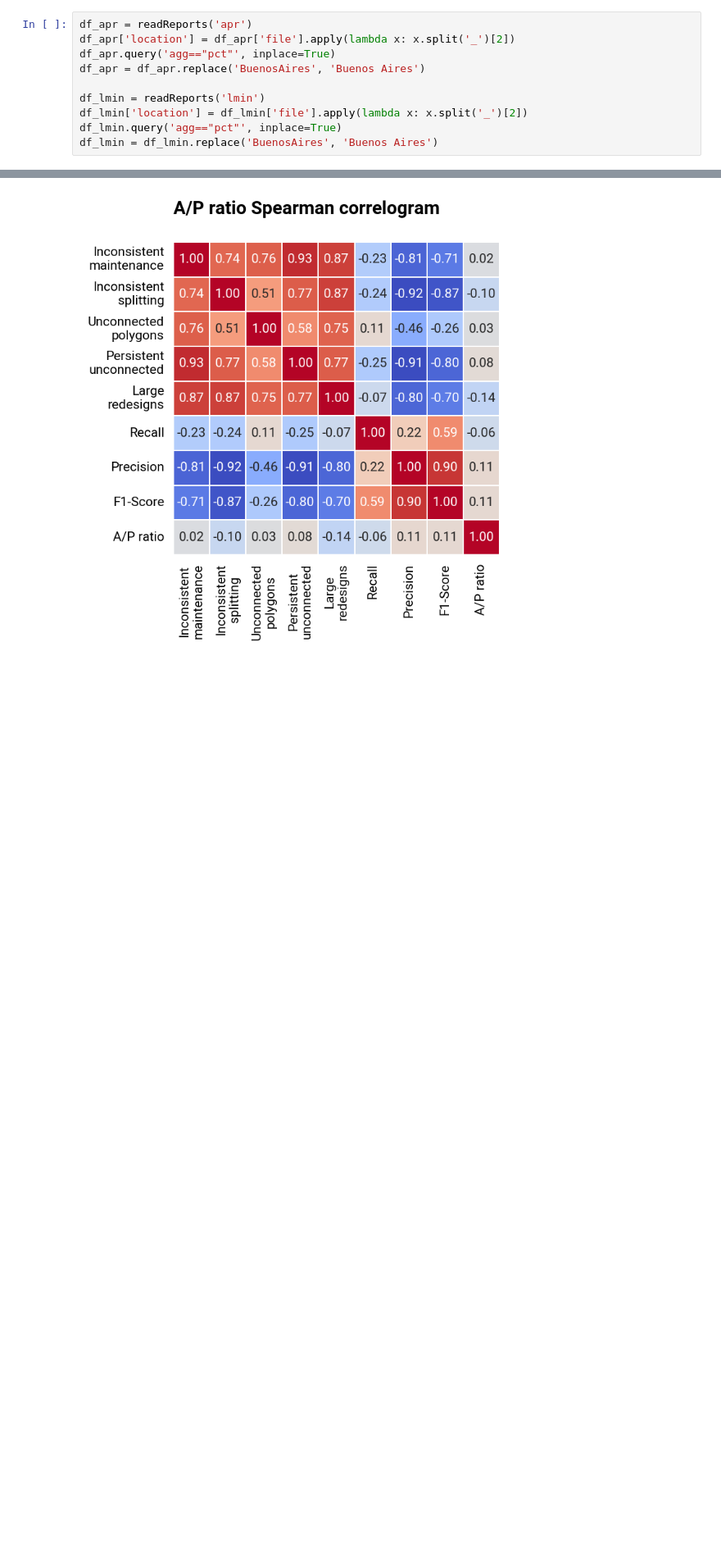
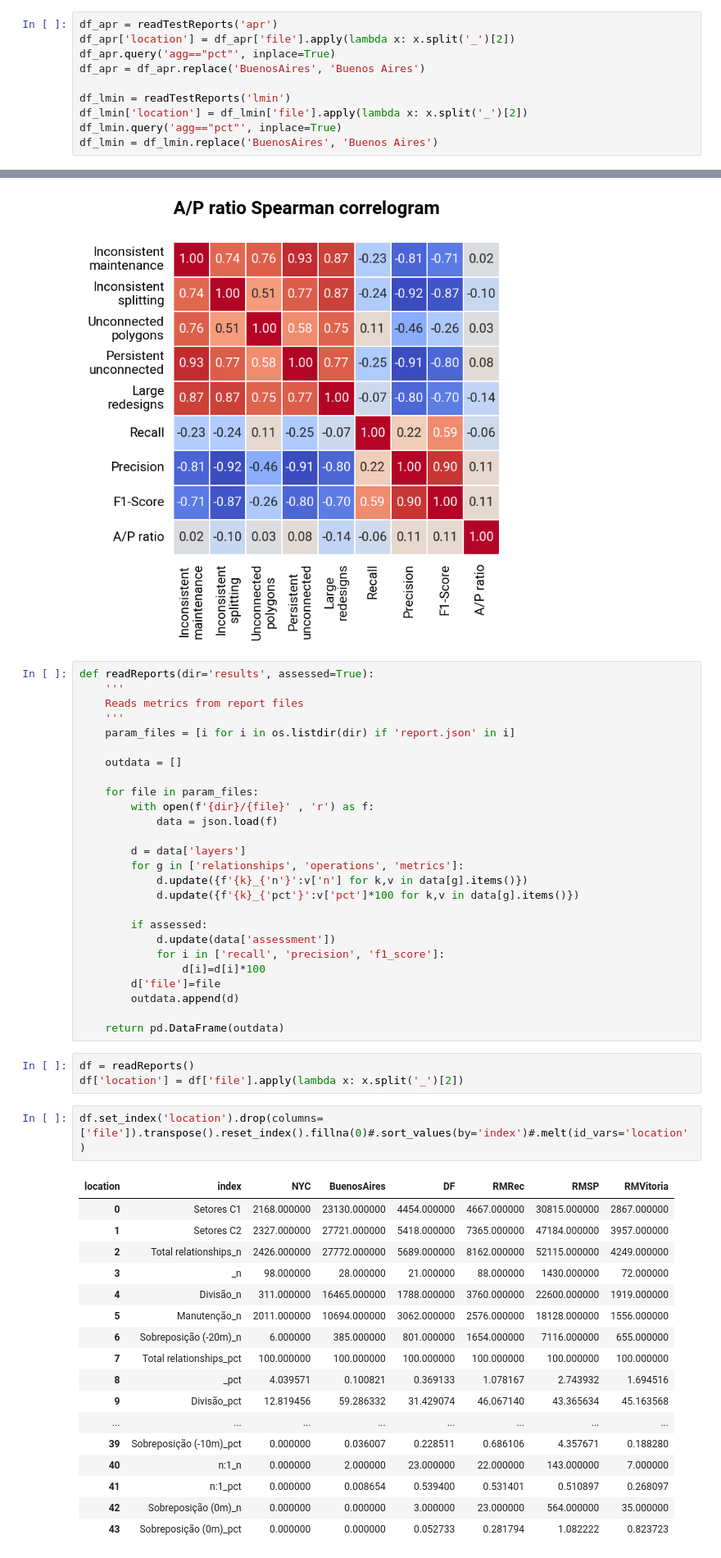
Before and after one commit to peredrozende/compat_censos, a Jupyter notebook: assessment_plots.ipynb, the cells around one changed output, grey strips where cells are left out. Shown at 82% size. Drawn from its saved outputs; the diff is of its cells as text; blank space fills up the shorter version.

```diff
--- a/assessment_plots.ipynb
+++ b/assessment_plots.ipynb
@@ -8,12 +8,12 @@ params = {'mathtext.default': 'regular' , 'font.family':'Roboto'}
 plt.rcParams.update(params)
 import seaborn as sns
 # %%
-df_apr = readReports('apr')
+df_apr = readTestReports('apr')
 df_apr['location'] = df_apr['file'].apply(lambda x: x.split('_')[2])
 df_apr.query('agg=="pct"', inplace=True)
 df_apr = df_apr.replace('BuenosAires', 'Buenos Aires')
 
-df_lmin = readReports('lmin')
+df_lmin = readTestReports('lmin')
 df_lmin['location'] = df_lmin['file'].apply(lambda x: x.split('_')[2])
 df_lmin.query('agg=="pct"', inplace=True)
 df_lmin = df_lmin.replace('BuenosAires', 'Buenos Aires')
@@ -139,3 +135,52 @@ plt.savefig(f'docs/corr-spearman_apr.png', bbox_inches='tight')
 plt.show()
 # %% [output]
 [figure]
+# %%
+def readReports(dir='results', assessed=True):
+    '''
+    Reads metrics from report files
+    '''
+    param_files = [i for i in os.listdir(dir) if 'report.json' in i]
+
+    outdata = []
+
+    for file in param_files:
+        with open(f'{dir}/{file}' , 'r') as f:
+            data = json.load(f)
+
+        d = data['layers']
+        for g in ['relationships', 'operations', 'metrics']:
+            d.update({f'{k}_{'n'}':v['n'] for k,v in data[g].items()})
+            d.update({f'{k}_{'pct'}':v['pct']*100 for k,v in data[g].items()})
+
+        if assessed:
+            d.update(data['assessment'])
+            for i in ['recall', 'precision', 'f1_score']:
+                d[i]=d[i]*100
+        d['file']=file
+        outdata.append(d)
+
+    return pd.DataFrame(outdata)
+# %%
+df = readReports()
+df['location'] = df['file'].apply(lambda x: x.split('_')[2])
+# %%
+df.set_index('location').drop(columns=['file']).transpose().reset_index().fillna(0)#.sort_values(by='index')#.melt(id_vars='location')
+# %% [output]
+| location | index | NYC | BuenosAires | DF | RMRec | RMSP | RMVitoria |
+| 0 | Setores C1 | 2168.000000 | 23130.000000 | 4454.000000 | 4667.000000 | 30815.000000 | 2867.000000 |
+| 1 | Setores C2 | 2327.000000 | 27721.000000 | 5418.000000 | 7365.000000 | 47184.000000 | 3957.000000 |
+| 2 | Total relationships_n | 2426.000000 | 27772.000000 | 5689.000000 | 8162.000000 | 52115.000000 | 4249.000000 |
+| 3 | _n | 98.000000 | 28.000000 | 21.000000 | 88.000000 | 1430.000000 | 72.000000 |
+| 4 | Divisão_n | 311.000000 | 16465.000000 | 1788.000000 | 3760.000000 | 22600.000000 | 1919.000000 |
+| 5 | Manutenção_n | 2011.000000 | 10694.000000 | 3062.000000 | 2576.000000 | 18128.000000 | 1556.000000 |
+| 6 | Sobreposição (-20m)_n | 6.000000 | 385.000000 | 801.000000 | 1654.000000 | 7116.000000 | 655.000000 |
+| 7 | Total relationships_pct | 100.000000 | 100.000000 | 100.000000 | 100.000000 | 100.000000 | 100.000000 |
+| 8 | _pct | 4.039571 | 0.100821 | 0.369133 | 1.078167 | 2.743932 | 1.694516 |
+| 9 | Divisão_pct | 12.819456 | 59.286332 | 31.429074 | 46.067140 | 43.365634 | 45.163568 |
+| ... | ... | ... | ... | ... | ... | ... | ... |
+| 39 | Sobreposição (-10m)_pct | 0.000000 | 0.036007 | 0.228511 | 0.686106 | 4.357671 | 0.188280 |
+| 40 | n:1_n | 0.000000 | 2.000000 | 23.000000 | 22.000000 | 143.000000 | 7.000000 |
+| 41 | n:1_pct | 0.000000 | 0.008654 | 0.539400 | 0.531401 | 0.510897 | 0.268097 |
+| 42 | Sobreposição (0m)_n | 0.000000 | 0.000000 | 3.000000 | 23.000000 | 564.000000 | 35.000000 |
+| 43 | Sobreposição (0m)_pct | 0.000000 | 0.000000 | 0.052733 | 0.281794 | 1.082222 | 0.823723 |
```
Also changed, not shown: parts of 1 cell of this notebook, 9 other files.
